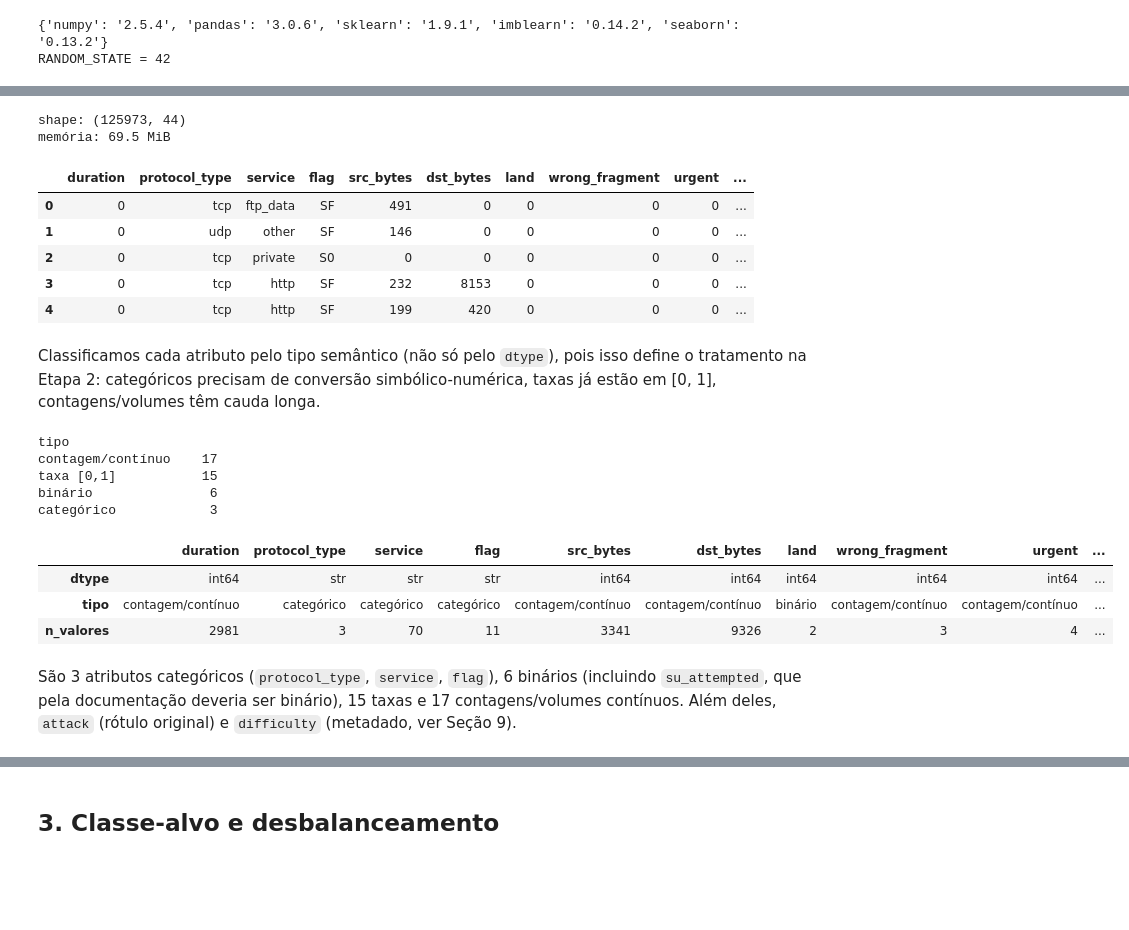
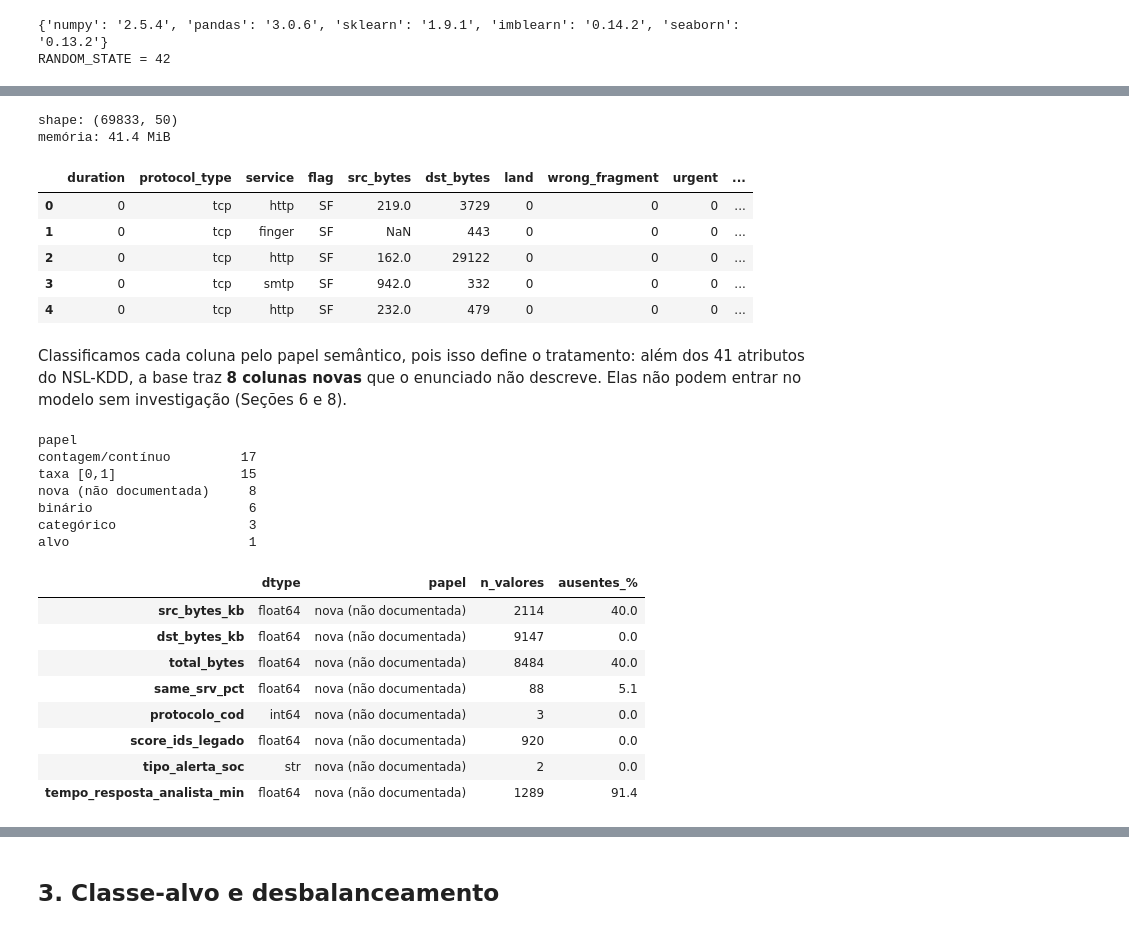
Before and after one commit to pedro-maia1337/IA-CopaLibertadores, a Jupyter notebook: notebooks/01_eda.ipynb, the cells around one changed output, grey strips where cells are left out. Cells and saved outputs as stored; diff of their text form; code cells hidden in the pictures; blank space fills up the shorter version.

```diff
--- a/notebooks/01_eda.ipynb
+++ b/notebooks/01_eda.ipynb
@@ -87,51 +95,55 @@ as 5 classes do problema (`normal`, `DoS`, `Probe`, `R2L`, `U2R`).
 # %%
+raw = pd.read_csv(config.TRAIN_FILE)
 df = load_train_frame()
-X = df[config.FEATURES]
-print("shape:", df.shape)
-print(f"memória: {df.memory_usage(deep=True).sum() / 2**20:.1f} MiB")
-df.head()
+X, y, groups = split_xy(df)
+is_anomaly = y.to_numpy() == config.POSITIVE
+print("shape:", raw.shape)
+print(f"memória: {raw.memory_usage(deep=True).sum() / 2**20:.1f} MiB")
+raw.head()
 # %% [output]
-shape: (125973, 44)
-memória: 69.5 MiB
+shape: (69833, 50)
+memória: 41.4 MiB
 |  | duration | protocol_type | service | flag | src_bytes | dst_bytes | land | wrong_fragment | urgent | ... |
-| 0 | 0 | tcp | ftp_data | SF | 491 | 0 | 0 | 0 | 0 | ... |
-| 1 | 0 | udp | other | SF | 146 | 0 | 0 | 0 | 0 | ... |
-| 2 | 0 | tcp | private | S0 | 0 | 0 | 0 | 0 | 0 | ... |
-| 3 | 0 | tcp | http | SF | 232 | 8153 | 0 | 0 | 0 | ... |
-| 4 | 0 | tcp | http | SF | 199 | 420 | 0 | 0 | 0 | ... |
+| 0 | 0 | tcp | http | SF | 219.0 | 3729 | 0 | 0 | 0 | ... |
+| 1 | 0 | tcp | finger | SF | NaN | 443 | 0 | 0 | 0 | ... |
+| 2 | 0 | tcp | http | SF | 162.0 | 29122 | 0 | 0 | 0 | ... |
+| 3 | 0 | tcp | smtp | SF | 942.0 | 332 | 0 | 0 | 0 | ... |
+| 4 | 0 | tcp | http | SF | 232.0 | 479 | 0 | 0 | 0 | ... |
-# %% [markdown]
-Classificamos cada atributo pelo tipo semântico (não só pelo `dtype`), pois isso define o
-tratamento na Etapa 2: categóricos precisam de conversão simbólico-numérica, taxas já estão em
-[0, 1], contagens/volumes têm cauda longa.
+# %% [markdown]
+Classificamos cada coluna pelo papel semântico, pois isso define o tratamento: além dos 41
+atributos do NSL-KDD, a base traz **8 colunas novas** que o enunciado não descreve. Elas não
+podem entrar no modelo sem investigação (Seções 6 e 8).
 # %%
 def kind_of(col):
+    if col == config.TARGET:
+        return "alvo"
+    if col in config.LEAKY_COLUMNS or col in config.DERIVED_COLUMNS:
+        return "nova (não documentada)"
     if col in config.CATEGORICAL:
         return "categórico"
     if col in config.BINARY or col == "su_attempted":
         return "binário"
-    if col.endswith("rate"):
-        return "taxa [0,1]"
-    return "contagem/contínuo"
+    return "taxa [0,1]" if col in config.RATES else "contagem/contínuo"
 
 
-types = pd.DataFrame({
-    "dtype": X.dtypes.astype(str),
-    "tipo": [kind_of(c) for c in X.columns],
-    "n_valores": X.nunique(),
-})
-print(types["tipo"].value_counts().to_string())
-types.T
+types = pd.DataFrame({"dtype": raw.dtypes.astype(str), "papel": [kind_of(c) for c in raw.columns],
+                      "n_valores": raw.nunique(), "ausentes_%": (raw.isna().mean() * 100).round(1)})
+print(types["papel"].value_counts().to_string())
+types[types["papel"] == "nova (não documentada)"]
 # %% [output]
-tipo
-contagem/contínuo    17
-taxa [0,1]           15
-binário               6
-categórico            3
+papel
+contagem/contínuo         17
+taxa [0,1]                15
+nova (não documentada)     8
+binário                    6
+categórico                 3
+alvo                       1
-|  | duration | protocol_type | service | flag | src_bytes | dst_bytes | land | wrong_fragment | urgent | ... |
-| dtype | int64 | str | str | str | int64 | int64 | int64 | int64 | int64 | ... |
-| tipo | contagem/contínuo | categórico | categórico | categórico | contagem/contínuo | contagem/contínuo | binário | contagem/contínuo | contagem/contínuo | ... |
-| n_valores | 2981 | 3 | 70 | 11 | 3341 | 9326 | 2 | 3 | 4 | ... |
+|  | dtype | papel | n_valores | ausentes_% |
+| src_bytes_kb | float64 | nova (não documentada) | 2114 | 40.0 |
+| dst_bytes_kb | float64 | nova (não documentada) | 9147 | 0.0 |
+| total_bytes | float64 | nova (não documentada) | 8484 | 40.0 |
+| same_srv_pct | float64 | nova (não documentada) | 88 | 5.1 |
+| protocolo_cod | int64 | nova (não documentada) | 3 | 0.0 |
+| score_ids_legado | float64 | nova (não documentada) | 920 | 0.0 |
+| tipo_alerta_soc | str | nova (não documentada) | 2 | 0.0 |
+| tempo_resposta_analista_min | float64 | nova (não documentada) | 1289 | 91.4 |
-# %% [markdown]
-São 3 atributos categóricos (`protocol_type`, `service`, `flag`), 6 binários (incluindo
-`su_attempted`, que pela documentação deveria ser binário), 15 taxas e 17 contagens/volumes
-contínuos. Além deles, `attack` (rótulo original) e `difficulty` (metadado, ver Seção 9).
```
Also changed, not shown: parts of 101 cells of this notebook, 42 other files.
